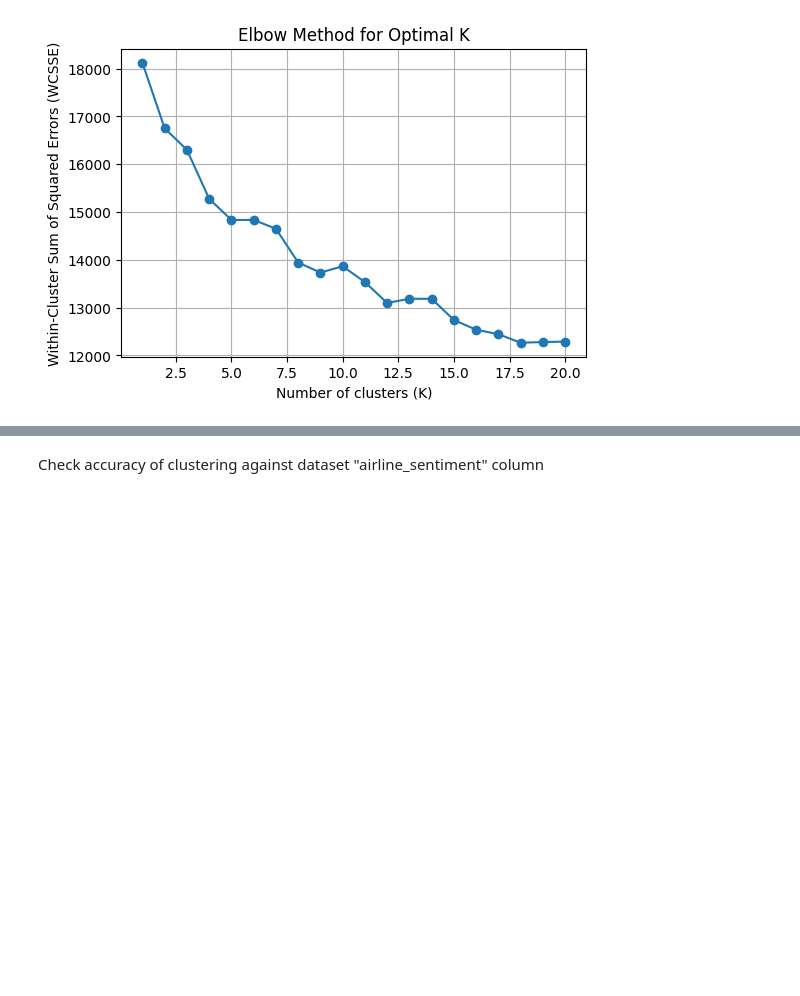
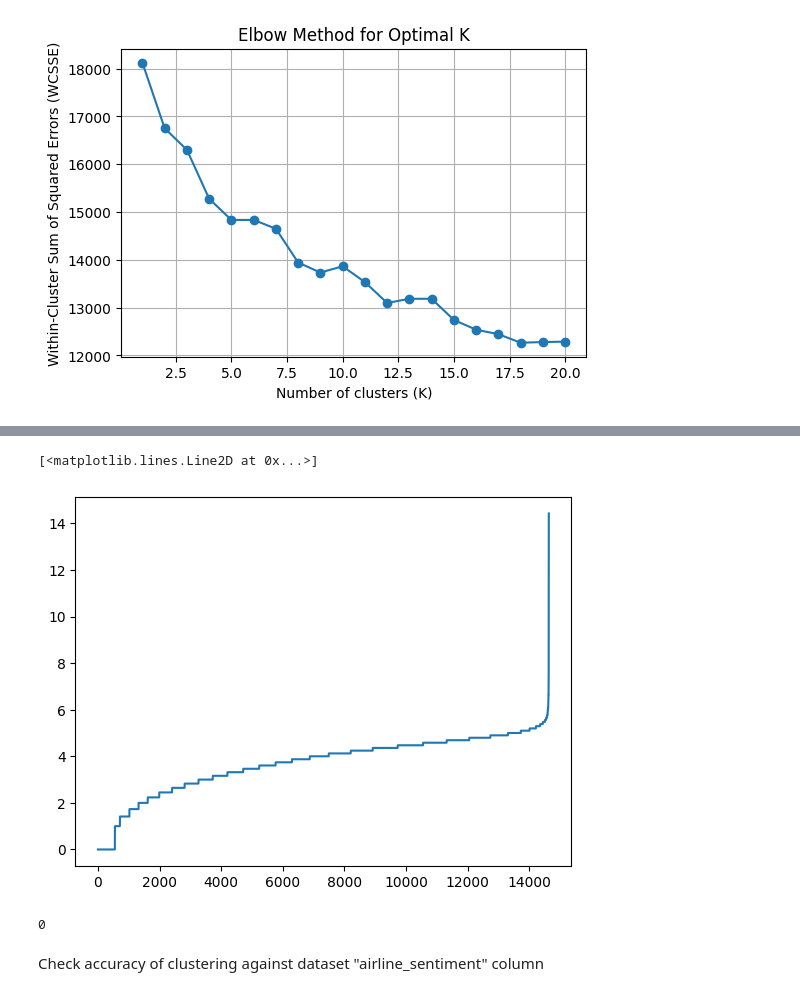
Before and after one commit to NomadZhang/MSI5001, a Jupyter notebook: main.ipynb, the cells around one changed output, grey strips where cells are left out. Saved outputs shown, nothing was run; the diff lists cells and outputs as text; code cells hidden in the pictures; blank space fills up the shorter version.

```diff
--- a/main.ipynb
+++ b/main.ipynb
@@ -379,0 +479,20 @@ WCSSE (Inertia) for K=20: 12289.210230767418
+# %%
+#An important parameter for DBSCAN is the epsilon neighbourhood distance
+#To estimate a good value for epsilon, we can plot the k-distance graph
+#And look for the "elbow" point in the graph
+
+#X_vader
+
+from sklearn.neighbors import NearestNeighbors
+from matplotlib import pyplot as plt
+
+neighbors = NearestNeighbors(n_neighbors=20)
+neighbors_fit = neighbors.fit(X)
+distances, indices = neighbors_fit.kneighbors(X)
+
+distances = np.sort(distances, axis=0)
+distances = distances[:,1]
+plt.plot(distances)
+# %% [output]
+[<matplotlib.lines.Line2D at 0x...>]
+[figure, added]
@@ -380,3 +507,7 @@ WCSSE (Inertia) for K=20: 12289.210230767418
+# %%
+print(clusters.max())
+# %% [output]
+0
 # %% [markdown]
 Check accuracy of clustering against dataset "airline_sentiment" column
 # %%
```
Also changed, not shown: parts of 9 cells of this notebook.
